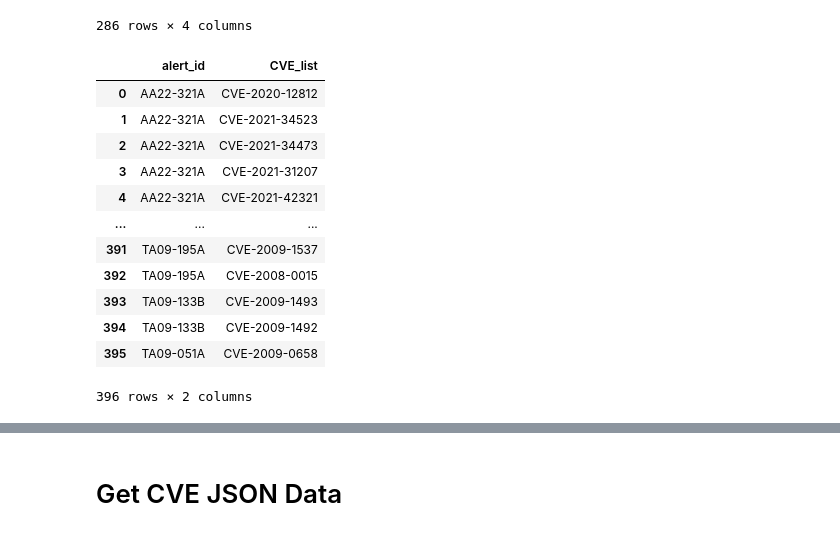
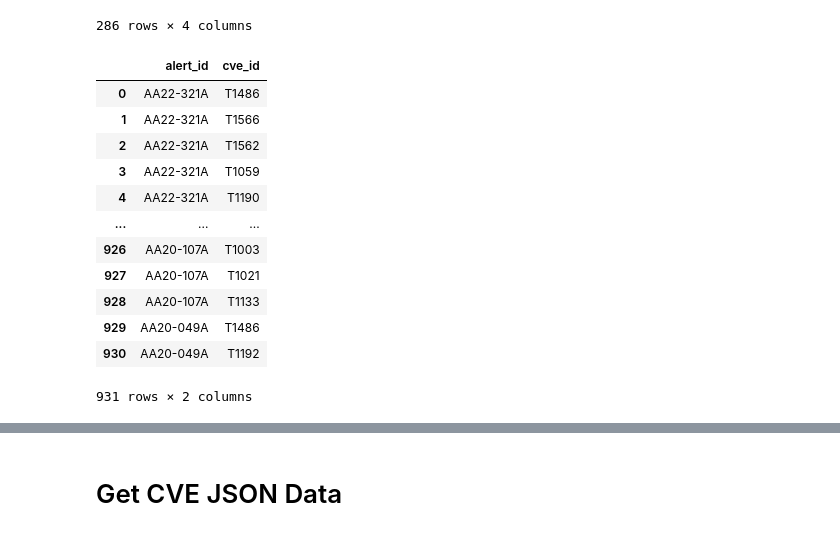
Before and after one commit to karinakanjaria/cyber-etl, a Jupyter notebook: data_integration.ipynb, the cells around one changed output, grey strips where cells are left out. Saved outputs shown, nothing was run; the diff lists cells and outputs as text; code cells hidden in the pictures.

```diff
--- a/data_integration.ipynb
+++ b/data_integration.ipynb
@@ -167,7 +178,9 @@ Wall time: 43.7 ms
 # %%
 # add list of CVE & TTP to df
-df["CVE_list"] = cves
-df["TTP_list"] = ttps
+cve_col = "cve_id"
+ttp_col = "ttp_id"
+df[cve_col] = cves
+df[ttp_col] = ttps
 # print(df.describe())
 df.head()
 # %% [output]
@@ -223,24 +236,29 @@ alerts_nodes
 286 rows × 4 columns
 # %%
 # alert to cve edges
-alert_cve = df[["alert_id", "CVE_list"]].explode("CVE_list")
-alert_cve = alert_cve.drop_duplicates().dropna().reset_index(drop=True)
+alert_cve = df[["alert_id", ttp_col]].explode(ttp_col)
+alert_cve = (
+    alert_cve.drop_duplicates()
+    .dropna()
+    .reset_index(drop=True)
+    .rename(columns={ttp_col: cve_col})
+)
 alert_cve.to_csv(data_path / "alert_cve_edge.csv", index=False)
 alert_cve.to_feather(data_path / "alert_cve_edge.feather")
 alert_cve
 # %% [output]
-|  | alert_id | CVE_list |
-| 0 | AA22-321A | CVE-2020-12812 |
-| 1 | AA22-321A | CVE-2021-34523 |
-| 2 | AA22-321A | CVE-2021-34473 |
-| 3 | AA22-321A | CVE-2021-31207 |
-| 4 | AA22-321A | CVE-2021-42321 |
+|  | alert_id | cve_id |
+| 0 | AA22-321A | T1486 |
+| 1 | AA22-321A | T1566 |
+| 2 | AA22-321A | T1562 |
+| 3 | AA22-321A | T1059 |
+| 4 | AA22-321A | T1190 |
 | ... | ... | ... |
-| 391 | TA09-195A | CVE-2009-1537 |
-| 392 | TA09-195A | CVE-2008-0015 |
-| 393 | TA09-133B | CVE-2009-1493 |
-| 394 | TA09-133B | CVE-2009-1492 |
-| 395 | TA09-051A | CVE-2009-0658 |
+| 926 | AA20-107A | T1003 |
+| 927 | AA20-107A | T1021 |
+| 928 | AA20-107A | T1133 |
+| 929 | AA20-049A | T1486 |
+| 930 | AA20-049A | T1192 |
-396 rows × 2 columns
+931 rows × 2 columns
 # %%
 # Alert to TTP edges
```
Also changed, not shown: parts of 27 cells of this notebook, 14 other files.
